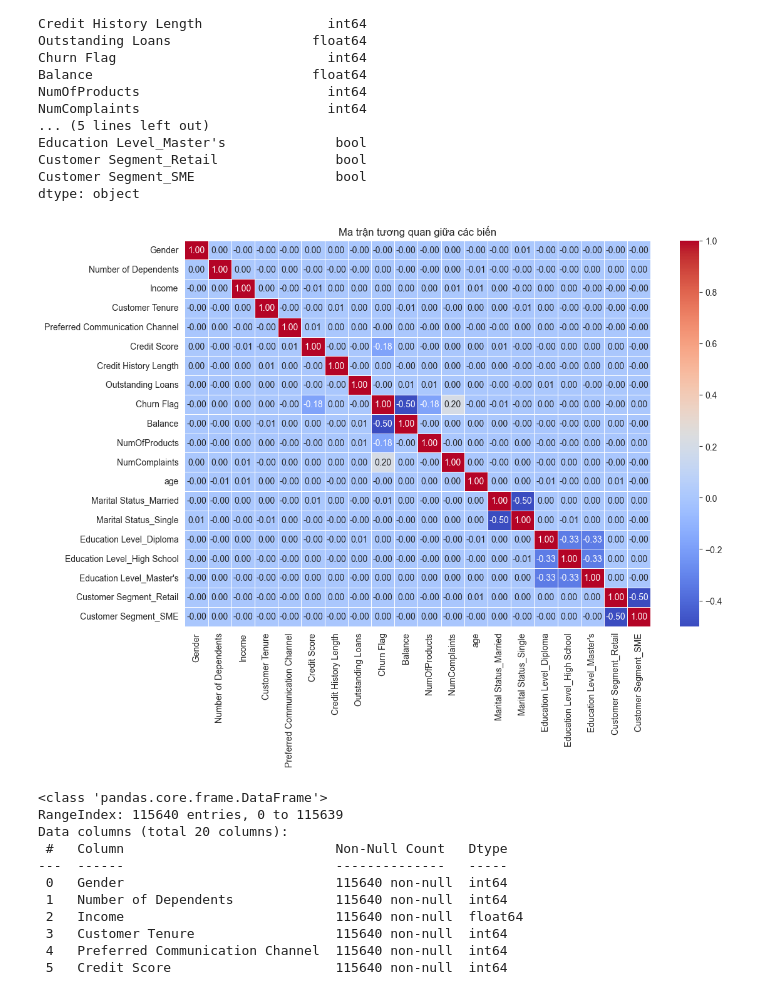
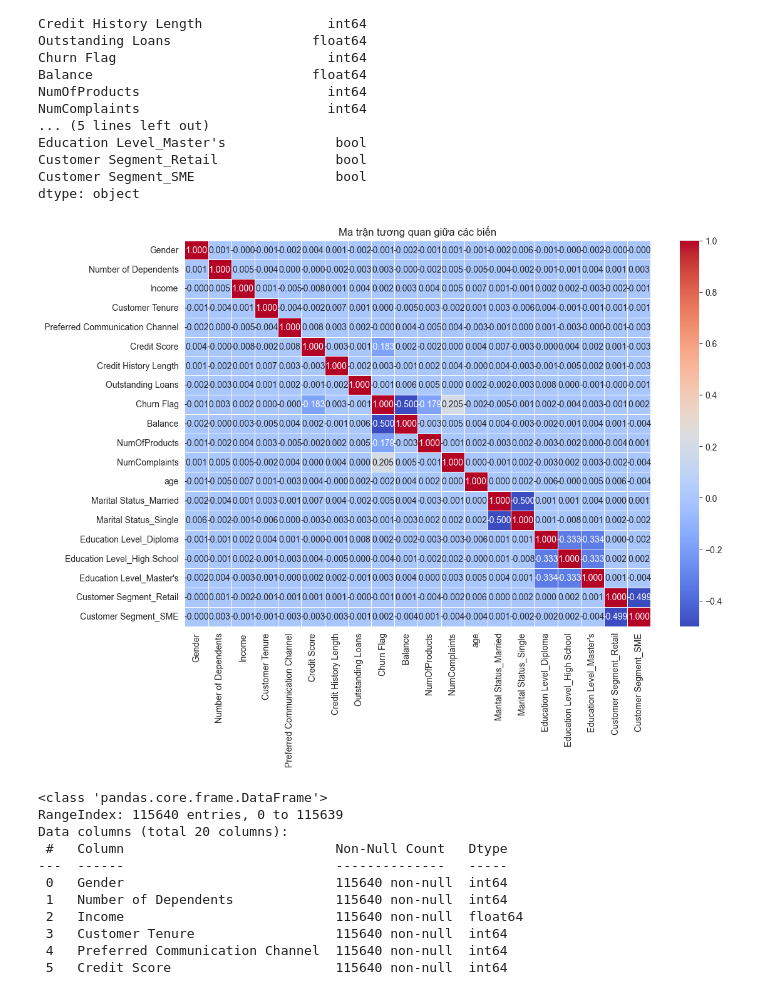
Before and after one commit to Yusshiro/Churn-Banking, a Jupyter notebook: Churn.ipynb, the cells around one changed output. Drawn from its saved outputs; the diff is of its cells as text; code cells hidden in the pictures.

```diff
--- a/Churn.ipynb
+++ b/Churn.ipynb
@@ -250,19 +250,19 @@ dtype: object
 # %%
 import matplotlib.pyplot as plt
 import seaborn as sns
 
 # Tính toán ma trận tương quan
 correlation_matrix = filtered_data.corr()
 
 # Tạo biểu đồ heatmap
 plt.figure(figsize=(12, 8))
-sns.heatmap(correlation_matrix, annot=True, fmt='.2f', cmap='coolwarm', linewidths=0.5)
+sns.heatmap(correlation_matrix, annot=True, fmt='.3f', cmap='coolwarm', linewidths=0.5)
 
 # Thiết lập tiêu đề cho biểu đồ
 plt.title('Ma trận tương quan giữa các biến')
 plt.show()
 # %% [output]
-[figure, old version]
+[figure, new version]
 # %%
 print(filtered_data.info())
 # %% [output]
```
Also changed, not shown: parts of 5 cells of this notebook.
